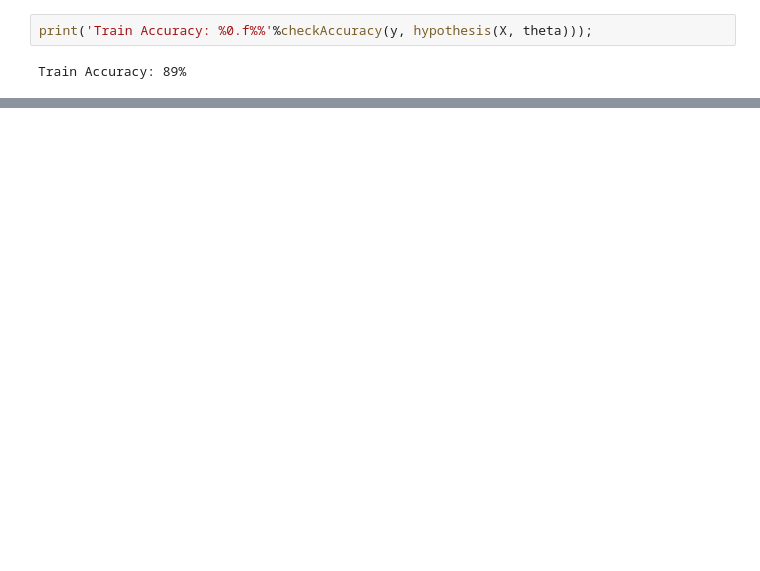
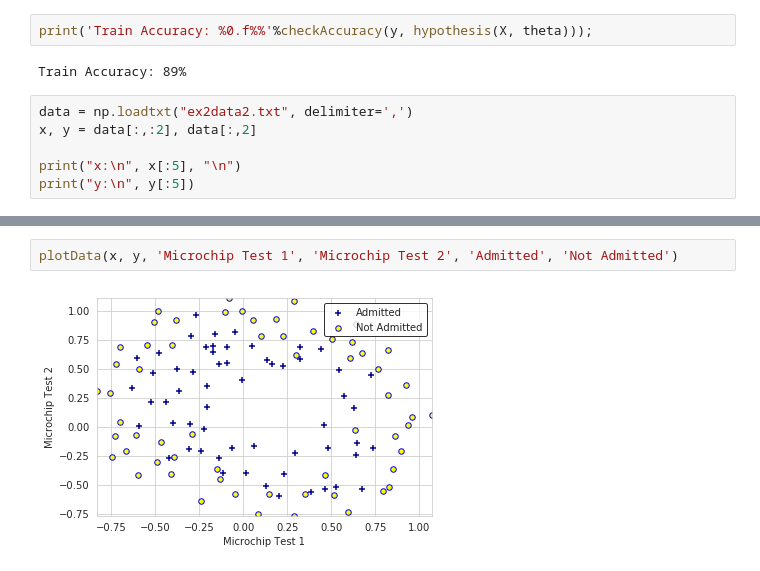
Before and after one commit to GHopperMSK/MachineLearningStanfordUniversity, a Jupyter notebook: ex2.ipynb, the cells around one changed output, grey strips where cells are left out. Drawn from its saved outputs; the diff is of its cells as text; blank space fills up the shorter version.

```diff
--- a/ex2.ipynb
+++ b/ex2.ipynb
@@ -180,3 +184,9 @@ def checkAccuracy(y, h):
 print('Train Accuracy: %0.f%%'%checkAccuracy(y, hypothesis(X, theta)));
 # %% [output]
 Train Accuracy: 89%
+# %%
+data = np.loadtxt("ex2data2.txt", delimiter=',')
+x, y = data[:,:2], data[:,2]
+
+print("x:\n", x[:5], "\n")
+print("y:\n", y[:5])
@@ -182,0 +203,4 @@ Train Accuracy: 89%
+# %%
+plotData(x, y, 'Microchip Test 1', 'Microchip Test 2', 'Admitted', 'Not Admitted')
+# %% [output]
+[figure, added]
```
Also changed, not shown: parts of 11 cells of this notebook.
